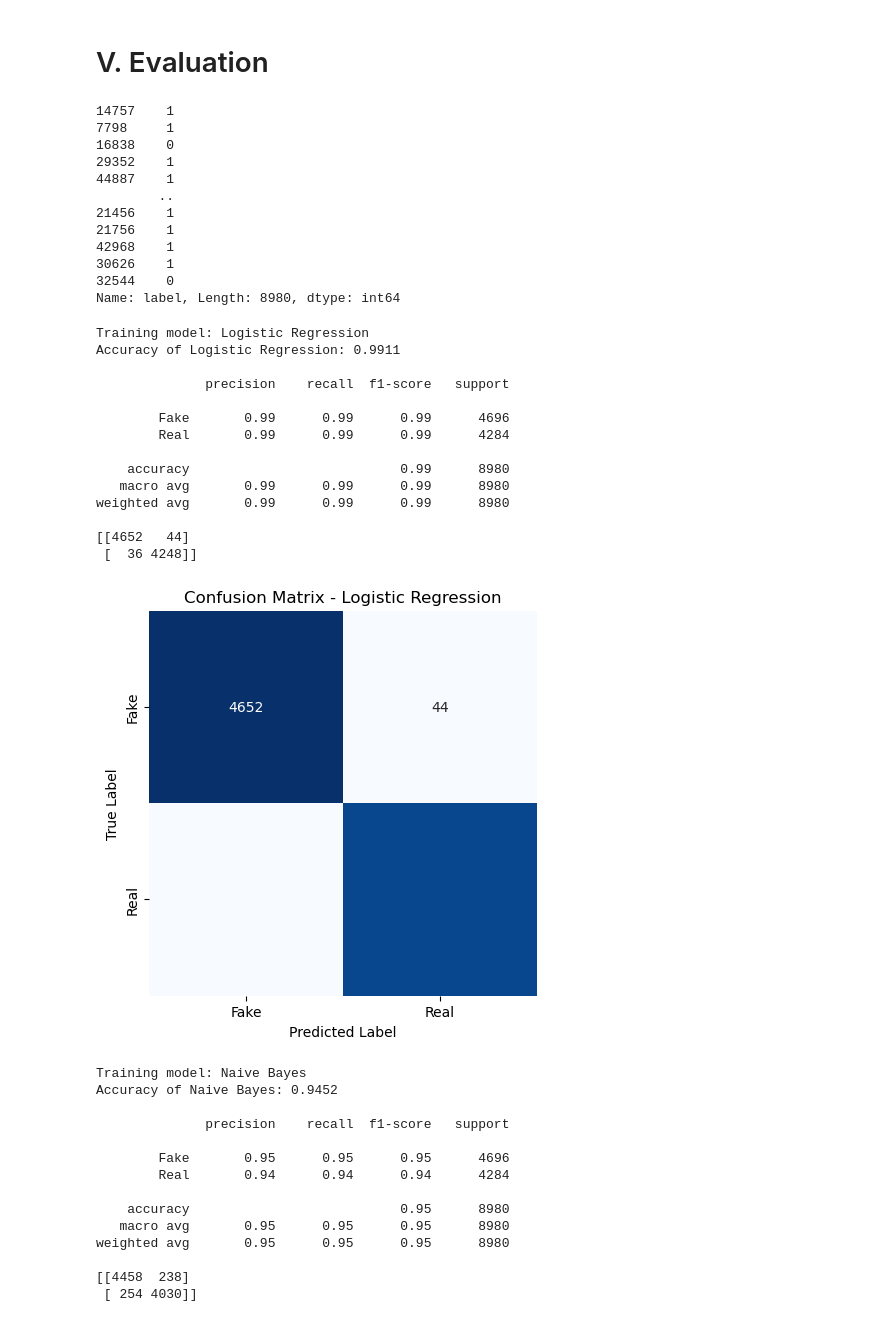
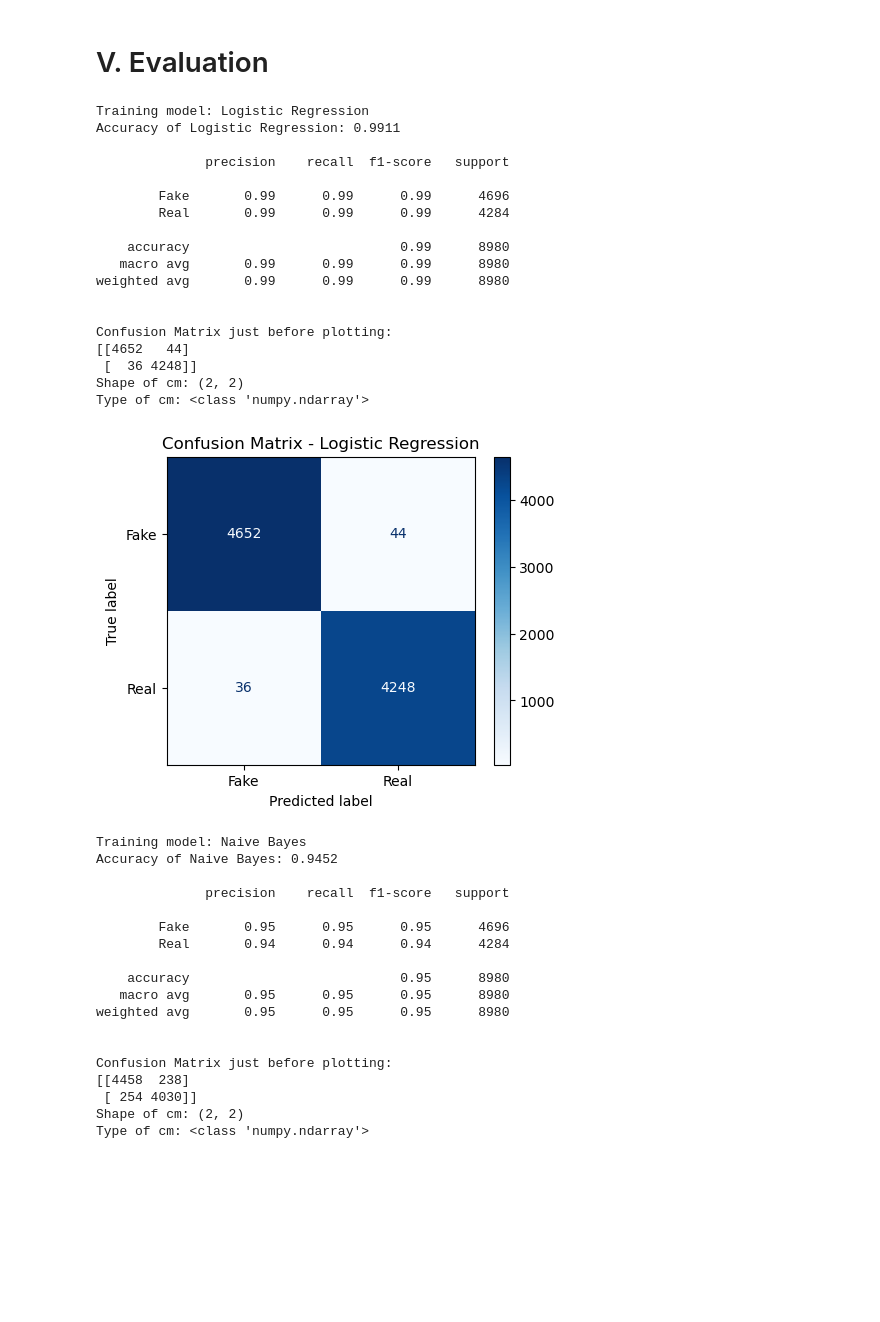
Before and after one commit to kamahTek/Machine-Learning, a Jupyter notebook: Supervised-Learning/Classification/Real-Fake-News/index.ipynb, the cells around one changed output. Cells and saved outputs as stored; diff of their text form; code cells hidden in the pictures; blank space fills up the shorter version.

```diff
--- a/Supervised-Learning/Classification/Real-Fake-News/index.ipynb
+++ b/Supervised-Learning/Classification/Real-Fake-News/index.ipynb
@@ -543,20 +543,5 @@ from sklearn.metrics import accuracy_score, classification_report, confusion_mat
 # %%
 results = []
-# %%
-y_test
-# %% [output]
-14757    1
-7798     1
-16838    0
-29352    1
-44887    1
-        ..
-21456    1
-21756    1
-42968    1
-30626    1
-32544    0
-Name: label, Length: 8980, dtype: int64
 # %%
 for name, model in models.items():
 
@@ -572,50 +557,52 @@ for name, model in models.items():
     y_pred = model.predict(X_test_vector)
 
     # Calculate accuracy
     acc = accuracy_score(y_test, y_pred)
     print(f"Accuracy of {name}: {acc:.4f} \n")
 
     # Store result
     results.append((name, acc))
 
     # Print classification report
     print(classification_report(y_test, y_pred, target_names=["Fake", "Real"]))
 
-    # Calculate the confusion matrix
+
     cm = confusion_matrix(y_test, y_pred)
-    print(cm)
 
-    # Plot the confusion matrix
-    plt.figure(figsize=(5, 5))
-    sns.heatmap(cm, annot=True, fmt='d', cmap='Blues', cbar=False,
-                xticklabels=["Fake", "Real"],
-                yticklabels=["Fake", "Real"])
-    plt.xlabel('Predicted Label')
-    plt.ylabel('True Label')
+    # --- Add this for debugging ---
+    print("\nConfusion Matrix just before plotting:")
+    print(cm) # Calculate the confusion matrix
+    print("Shape of cm:", cm.shape)
+    print("Type of cm:", type(cm))
+    # --- End of debugging block ---
+
+    # Visualize your confusion matrix
+    # Create a new figure for each plot
+    plt.figure(figsize=(5, 4)) # You can adjust the figure size as needed
+    disp = ConfusionMatrixDisplay(confusion_matrix=cm, display_labels=["Fake", "Real"]) # Use your actual class labels if different
+    disp.plot(cmap='Blues', ax=plt.gca()) # Pass the current axes to plot on
     plt.title(f"Confusion Matrix - {name}")
-    plt.show()
-
-
-    # cnf_matrix = confusion_matrix(y_test, y_pred)
-    # Visualize your confusion matrix
-    # disp = ConfusionMatrixDisplay(confusion_matrix=cnf_matrix)
-    # disp.plot()
+    plt.show() # This line is crucial to display the plot immediately
 # %% [output]
 Training model: Logistic Regression
 Accuracy of Logistic Regression: 0.9911
 
               precision    recall  f1-score   support
 
         Fake       0.99      0.99      0.99      4696
         Real       0.99      0.99      0.99      4284
 
     accuracy                           0.99      8980
    macro avg       0.99      0.99      0.99      8980
 weighted avg       0.99      0.99      0.99      8980
 
+
+Confusion Matrix just before plotting:
 [[4652   44]
  [  36 4248]]
+Shape of cm: (2, 2)
+Type of cm: <class 'numpy.ndarray'>
-[figure, old version]
+[figure, new version]
 Training model: Naive Bayes
 Accuracy of Naive Bayes: 0.9452
 
@@ -628,5 +615,9 @@ Accuracy of Naive Bayes: 0.9452
    macro avg       0.95      0.95      0.95      8980
 weighted avg       0.95      0.95      0.95      8980
 
+
+Confusion Matrix just before plotting:
 [[4458  238]
  [ 254 4030]]
+Shape of cm: (2, 2)
+Type of cm: <class 'numpy.ndarray'>
```
Also changed, not shown: parts of 2 cells of this notebook.
